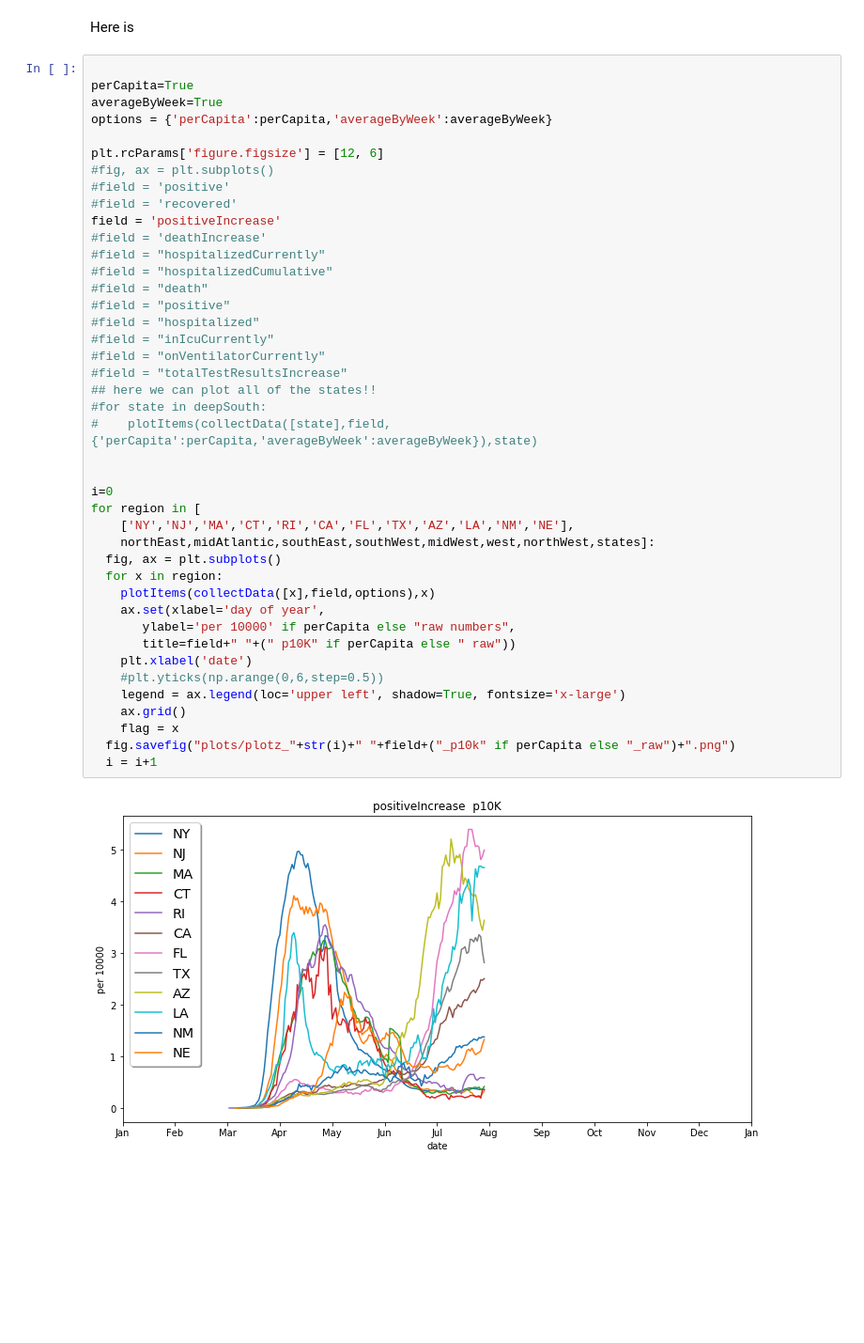
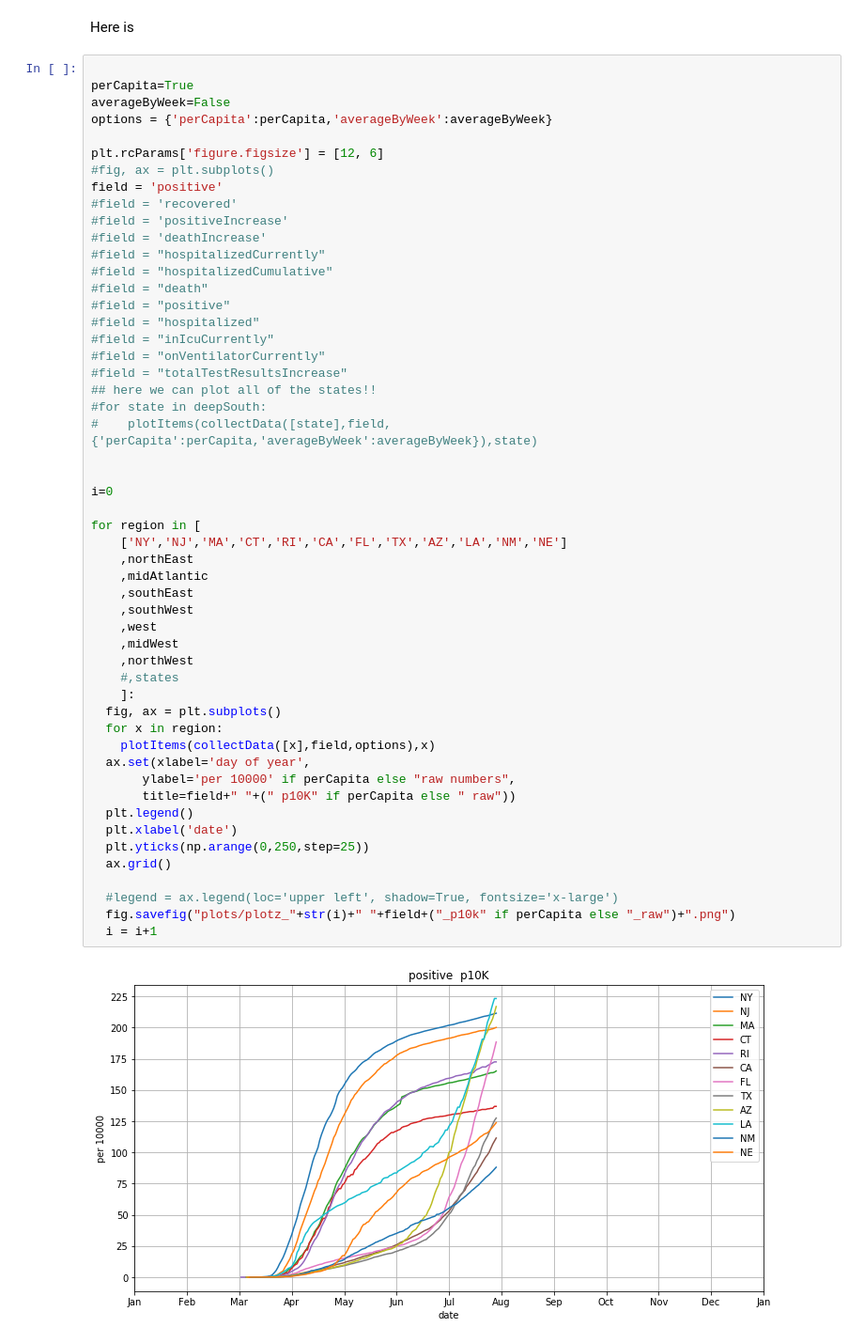
Before and after one commit to tjhickey724/covid19demo, a Jupyter notebook: plotMultipleRegions.ipynb, the cells around one changed output. Shown: that part at 94% size. Drawn from its saved outputs; the diff is of its cells as text; blank space fills up the shorter version.

```diff
--- a/plotMultipleRegions.ipynb
+++ b/plotMultipleRegions.ipynb
@@ -15,44 +15,54 @@ Here is
 # %%
 
 perCapita=True
-averageByWeek=True
+averageByWeek=False
 options = {'perCapita':perCapita,'averageByWeek':averageByWeek}
 
 plt.rcParams['figure.figsize'] = [12, 6]
 #fig, ax = plt.subplots()
-#field = 'positive'
+field = 'positive'
 #field = 'recovered'
-field = 'positiveIncrease'
+#field = 'positiveIncrease'
 #field = 'deathIncrease'
 #field = "hospitalizedCurrently"
 #field = "hospitalizedCumulative"
 #field = "death"
 #field = "positive"
 #field = "hospitalized"
 #field = "inIcuCurrently"
 #field = "onVentilatorCurrently"
 #field = "totalTestResultsIncrease"
 ## here we can plot all of the states!!
 #for state in deepSouth:
 #    plotItems(collectData([state],field,{'perCapita':perCapita,'averageByWeek':averageByWeek}),state)
 
 
 i=0
+
 for region in [
-    ['NY','NJ','MA','CT','RI','CA','FL','TX','AZ','LA','NM','NE'],
-    northEast,midAtlantic,southEast,southWest,midWest,west,northWest,states]:
+    ['NY','NJ','MA','CT','RI','CA','FL','TX','AZ','LA','NM','NE']
+    ,northEast
+    ,midAtlantic
+    ,southEast
+    ,southWest
+    ,west
+    ,midWest
+    ,northWest
+    #,states
+    ]:
   fig, ax = plt.subplots()
   for x in region:
     plotItems(collectData([x],field,options),x)
-    ax.set(xlabel='day of year',
+  ax.set(xlabel='day of year',
        ylabel='per 10000' if perCapita else "raw numbers",
        title=field+" "+(" p10K" if perCapita else " raw"))
-    plt.xlabel('date')
-    #plt.yticks(np.arange(0,6,step=0.5))
-    legend = ax.legend(loc='upper left', shadow=True, fontsize='x-large')
-    ax.grid()
-    flag = x
+  plt.legend()
+  plt.xlabel('date')
+  plt.yticks(np.arange(0,250,step=25))
+  ax.grid()
+
+  #legend = ax.legend(loc='upper left', shadow=True, fontsize='x-large')
   fig.savefig("plots/plotz_"+str(i)+" "+field+("_p10k" if perCapita else "_raw")+".png")
   i = i+1
 # %% [output]
-[figure, old version]
+[figure, new version]
```
Also changed, not shown: parts of 2 cells of this notebook, 1 other file.
